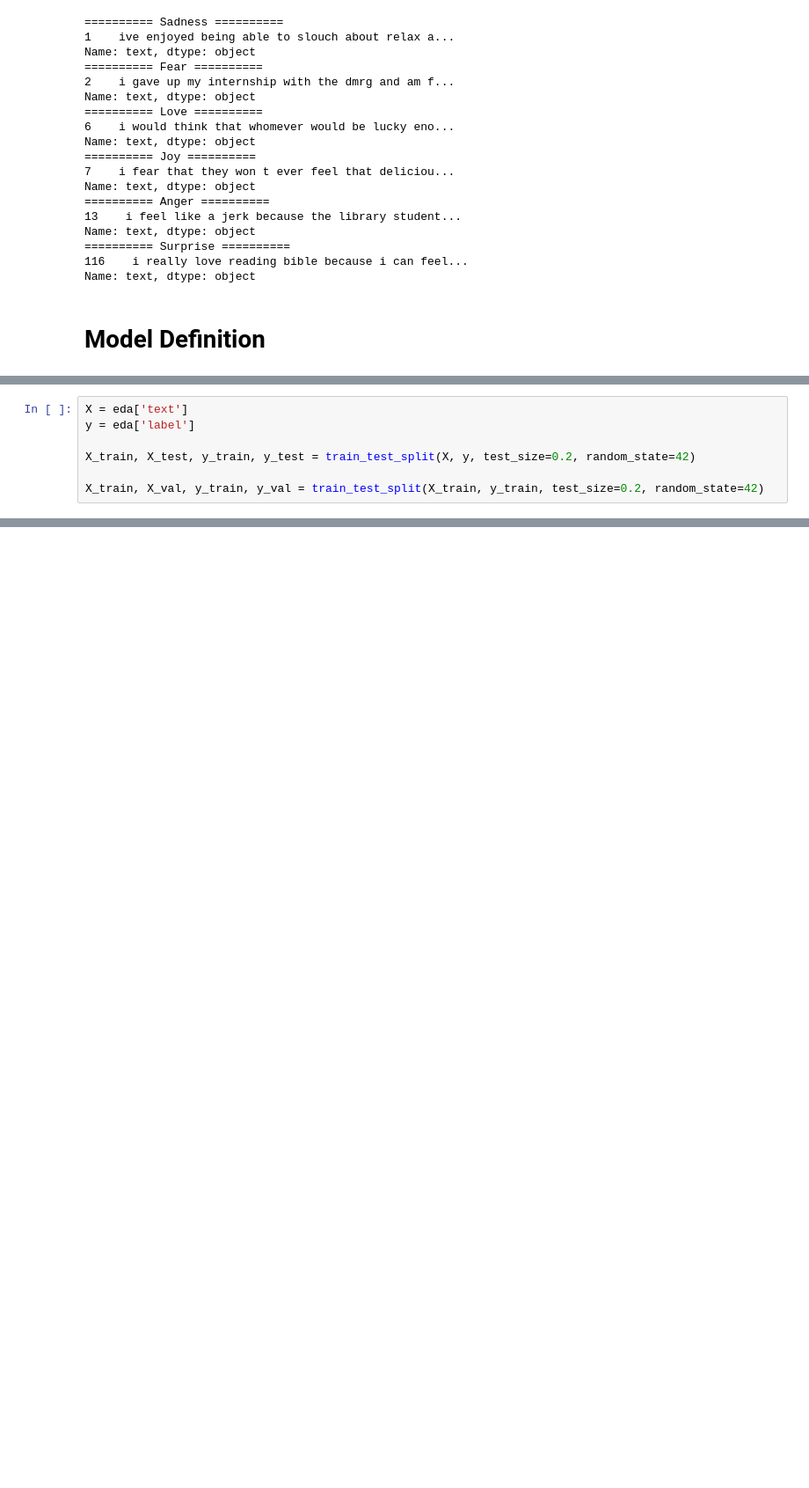
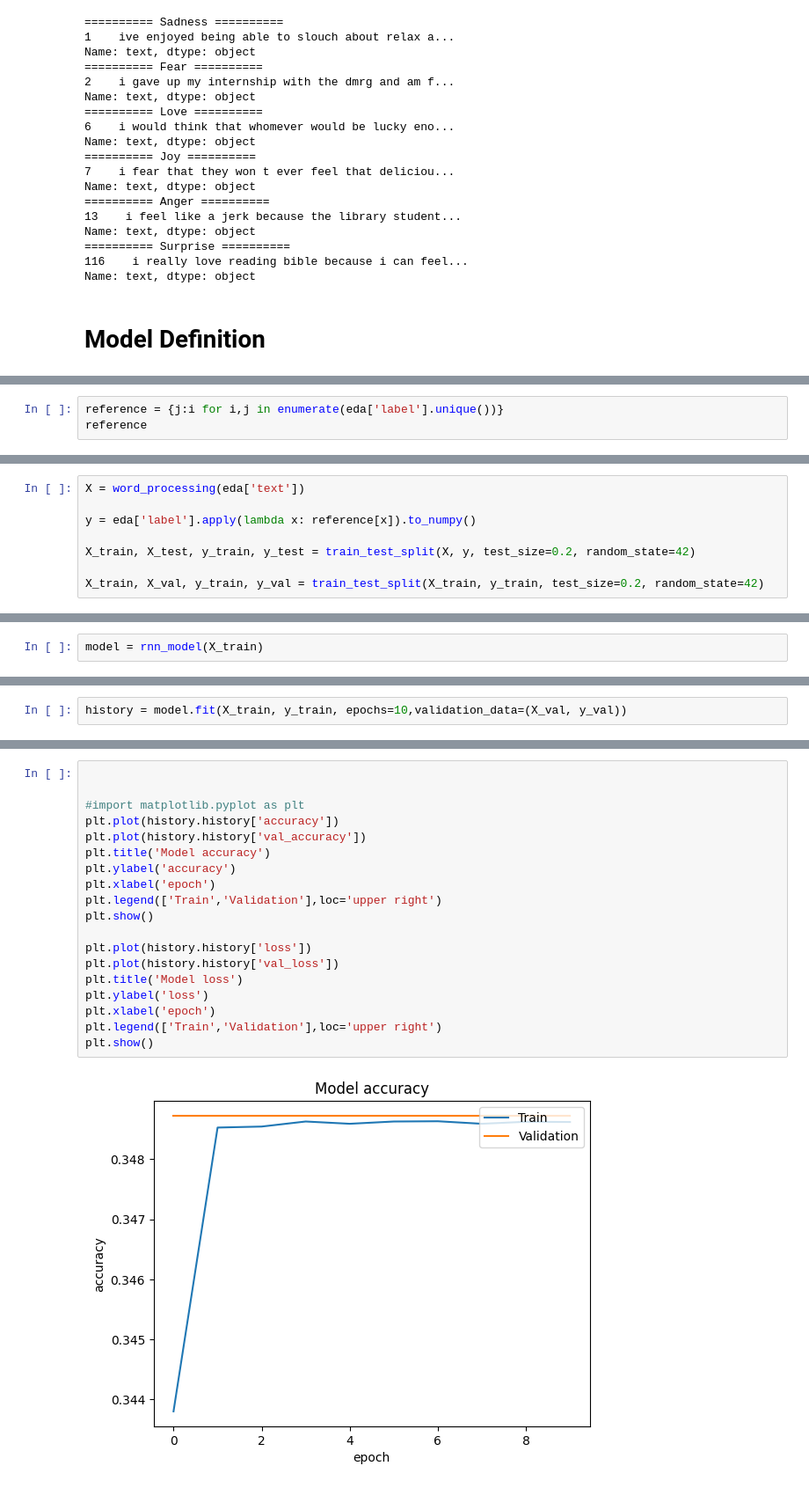
Before and after one commit to AL1Skey/Emotion-English-Text-Prediction, a Jupyter notebook: notebook.ipynb, the cells around one changed output, grey strips where cells are left out. Shown at 88% size. Drawn from its saved outputs; the diff is of its cells as text; blank space fills up the shorter version.

```diff
--- a/notebook.ipynb
+++ b/notebook.ipynb
@@ -155,0 +345,3 @@ Model: "sequential"
+# %%
+reference = {j:i for i,j in enumerate(eda['label'].unique())}
+reference
@@ -156,6 +350,7 @@ Model: "sequential"
 # %%
-X = eda['text']
-y = eda['label']
+X = word_processing(eda['text'])
+
+y = eda['label'].apply(lambda x: reference[x]).to_numpy()
 
 X_train, X_test, y_train, y_test = train_test_split(X, y, test_size=0.2, random_state=42)
 
@@ -164,0 +429,2 @@ NameError: name 'train_test_split' is not defined
+# %%
+model = rnn_model(X_train)
@@ -164,0 +458,2 @@ NameError: name 'train_test_split' is not defined
+# %%
+history = model.fit(X_train, y_train, epochs=10,validation_data=(X_val, y_val))
@@ -164,0 +481,21 @@ NameError: name 'train_test_split' is not defined
+# %%
+
+
+#import matplotlib.pyplot as plt
+plt.plot(history.history['accuracy'])
+plt.plot(history.history['val_accuracy'])
+plt.title('Model accuracy')
+plt.ylabel('accuracy')
+plt.xlabel('epoch')
+plt.legend(['Train','Validation'],loc='upper right')
+plt.show()
+
+plt.plot(history.history['loss'])
+plt.plot(history.history['val_loss'])
+plt.title('Model loss')
+plt.ylabel('loss')
+plt.xlabel('epoch')
+plt.legend(['Train','Validation'],loc='upper right')
+plt.show()
+# %% [output]
+[figure, added]
```
Also changed, not shown: parts of 32 cells of this notebook, 2 other files.
